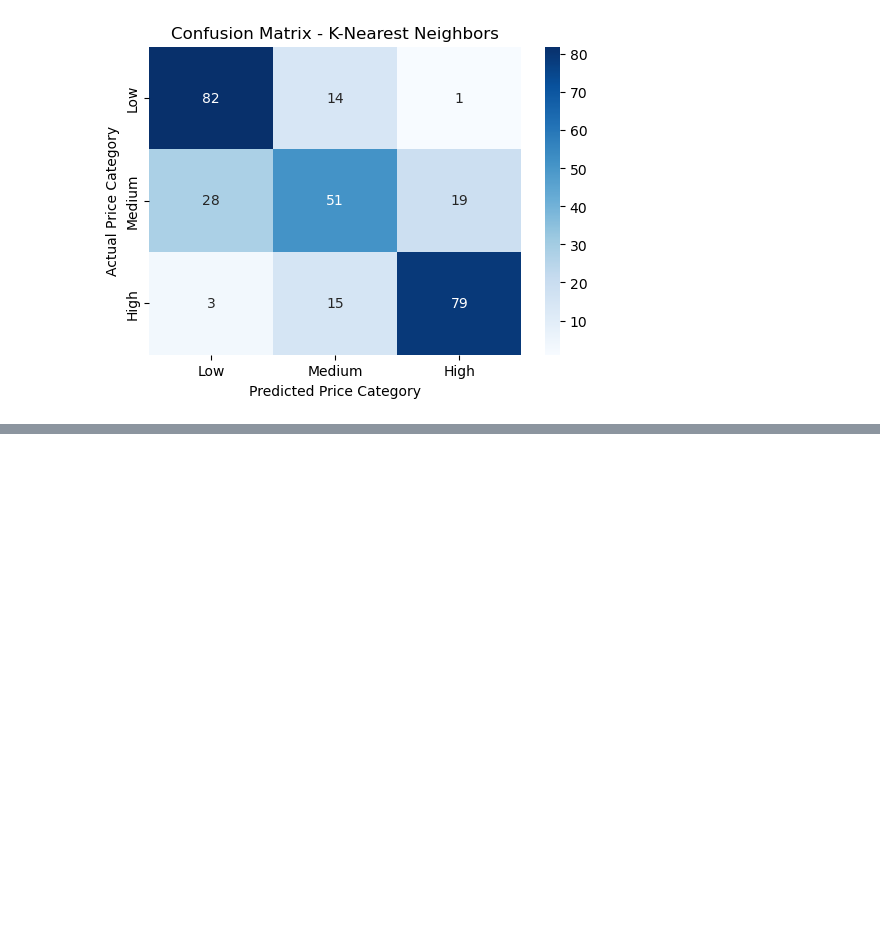
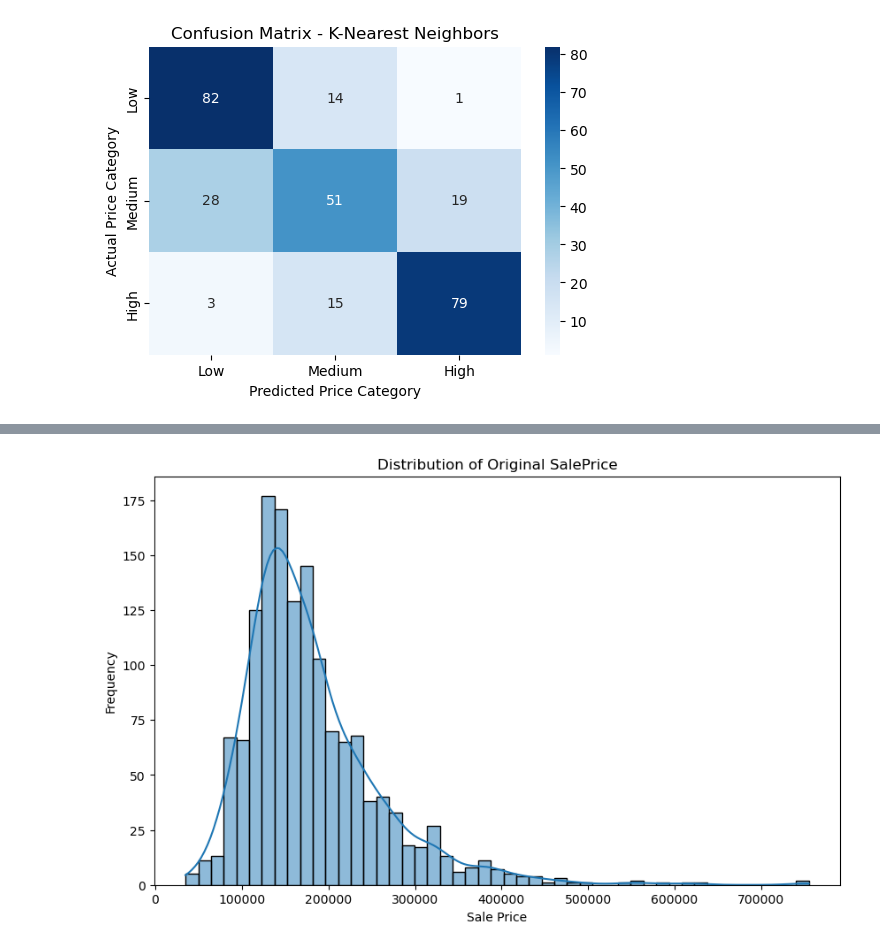
Before and after one commit to MohammadRafi21/House-Prices-Advanced-Regression, a Jupyter notebook: House_Price_Classification.ipynb, the cells around one changed output, grey strips where cells are left out. Drawn from its saved outputs; the diff is of its cells as text; code cells hidden in the pictures; blank space fills up the shorter version.

```diff
--- a/House_Price_Classification.ipynb
+++ b/House_Price_Classification.ipynb
@@ -314,0 +346,9 @@ for model_name, model in models.items():
+# %%
+plt.figure(figsize=(10, 6))
+sns.histplot(df["SalePrice"], kde=True)
+plt.title("Distribution of Original SalePrice")
+plt.xlabel("Sale Price")
+plt.ylabel("Frequency")
+plt.show()
+# %% [output]
+[figure, added]
```
Also changed, not shown: parts of 6 cells of this notebook.
